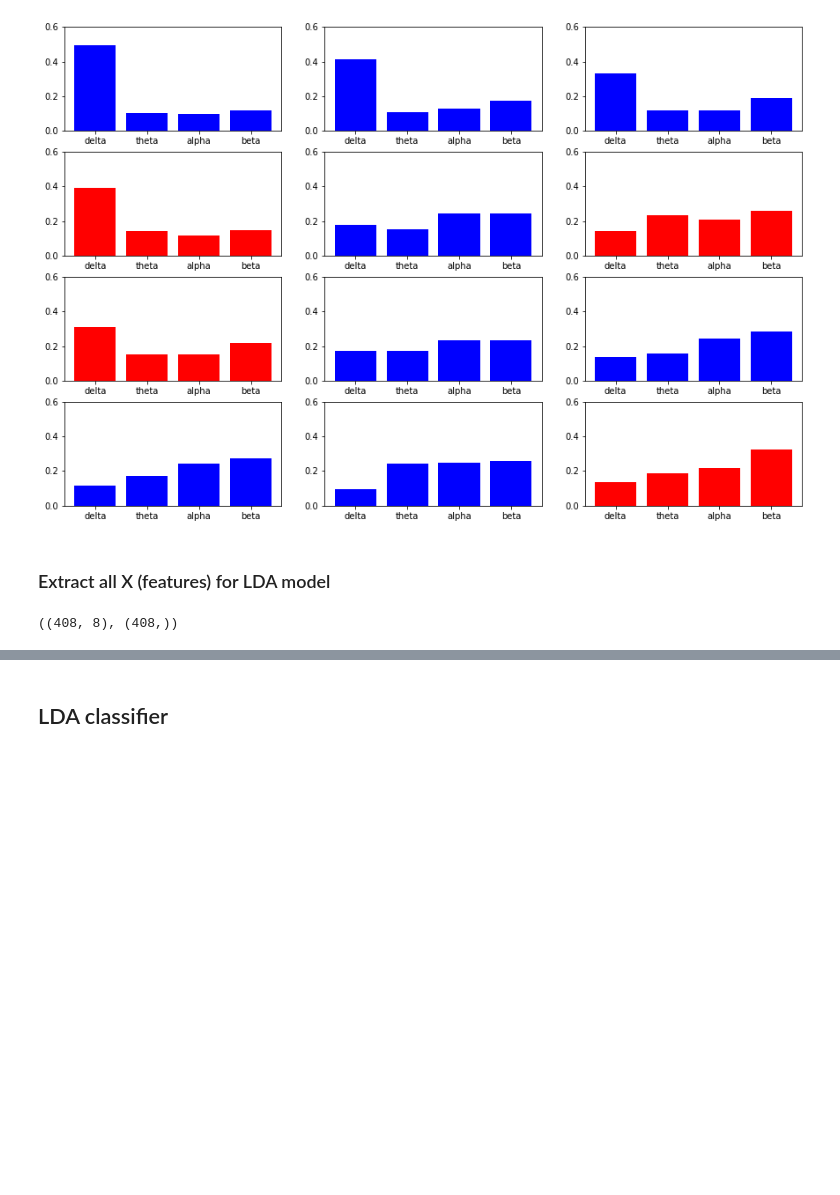
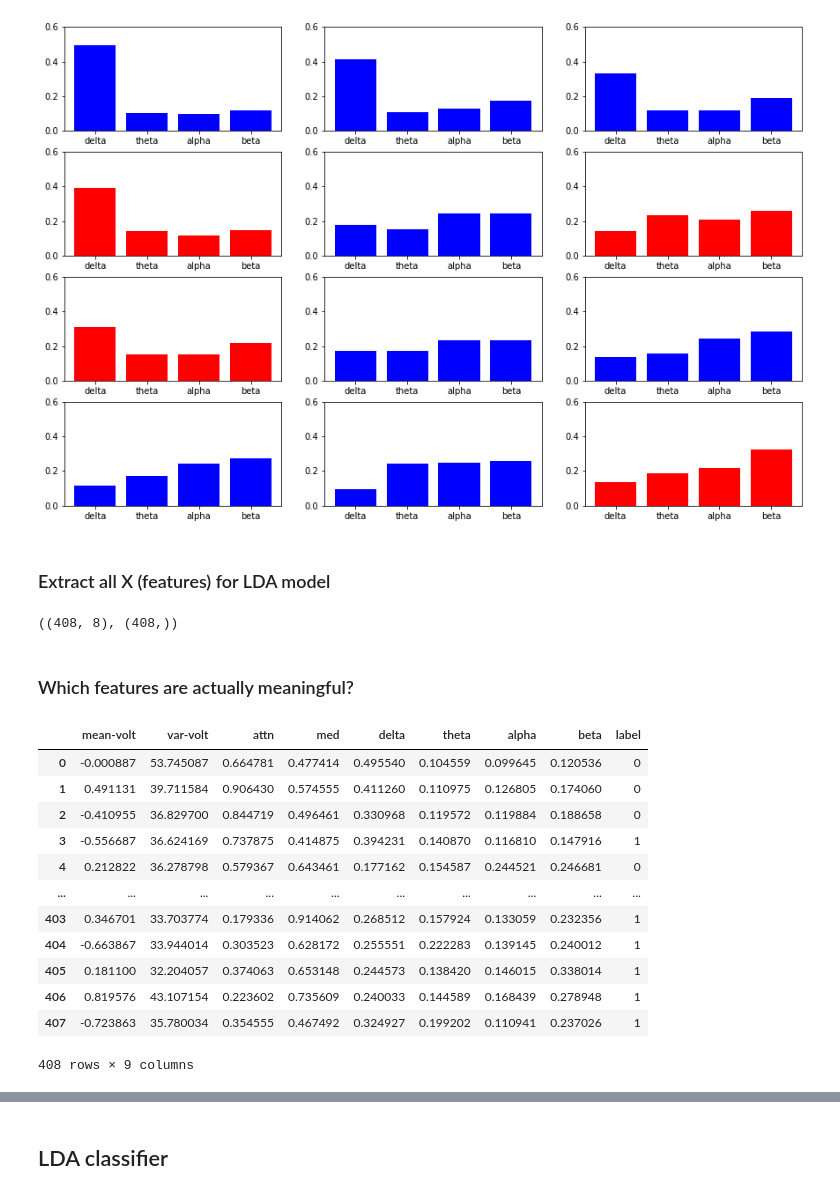
Before and after one commit to luluricketts/musicEEGart, a Jupyter notebook: Analysis/classify_emotions.ipynb, the cells around one changed output, grey strips where cells are left out. Saved outputs shown, nothing was run; the diff lists cells and outputs as text; code cells hidden in the pictures; blank space fills up the shorter version.

```diff
--- a/Analysis/classify_emotions.ipynb
+++ b/Analysis/classify_emotions.ipynb
@@ -284,2 +287,23 @@ X.shape, Y.shape
 # %% [output]
 ((408, 8), (408,))
+# %% [markdown]
+### Which features are actually meaningful?
+# %%
+df_X = pd.DataFrame(X)
+df_X.columns = ['mean-volt', 'var-volt', 'attn', 'med', 'delta', 'theta', 'alpha', 'beta']
+df_X['label'] = y.astype(int)
+df_X
+# %% [output]
+|  | mean-volt | var-volt | attn | med | delta | theta | alpha | beta | label |
+| 0 | -0.000887 | 53.745087 | 0.664781 | 0.477414 | 0.495540 | 0.104559 | 0.099645 | 0.120536 | 0 |
+| 1 | 0.491131 | 39.711584 | 0.906430 | 0.574555 | 0.411260 | 0.110975 | 0.126805 | 0.174060 | 0 |
+| 2 | -0.410955 | 36.829700 | 0.844719 | 0.496461 | 0.330968 | 0.119572 | 0.119884 | 0.188658 | 0 |
+| 3 | -0.556687 | 36.624169 | 0.737875 | 0.414875 | 0.394231 | 0.140870 | 0.116810 | 0.147916 | 1 |
+| 4 | 0.212822 | 36.278798 | 0.579367 | 0.643461 | 0.177162 | 0.154587 | 0.244521 | 0.246681 | 0 |
+| ... | ... | ... | ... | ... | ... | ... | ... | ... | ... |
+| 403 | 0.346701 | 33.703774 | 0.179336 | 0.914062 | 0.268512 | 0.157924 | 0.133059 | 0.232356 | 1 |
+| 404 | -0.663867 | 33.944014 | 0.303523 | 0.628172 | 0.255551 | 0.222283 | 0.139145 | 0.240012 | 1 |
+| 405 | 0.181100 | 32.204057 | 0.374063 | 0.653148 | 0.244573 | 0.138420 | 0.146015 | 0.338014 | 1 |
+| 406 | 0.819576 | 43.107154 | 0.223602 | 0.735609 | 0.240033 | 0.144589 | 0.168439 | 0.278948 | 1 |
+| 407 | -0.723863 | 35.780034 | 0.354555 | 0.467492 | 0.324927 | 0.199202 | 0.110941 | 0.237026 | 1 |
+408 rows × 9 columns
```
Also changed, not shown: parts of 20 cells of this notebook.
